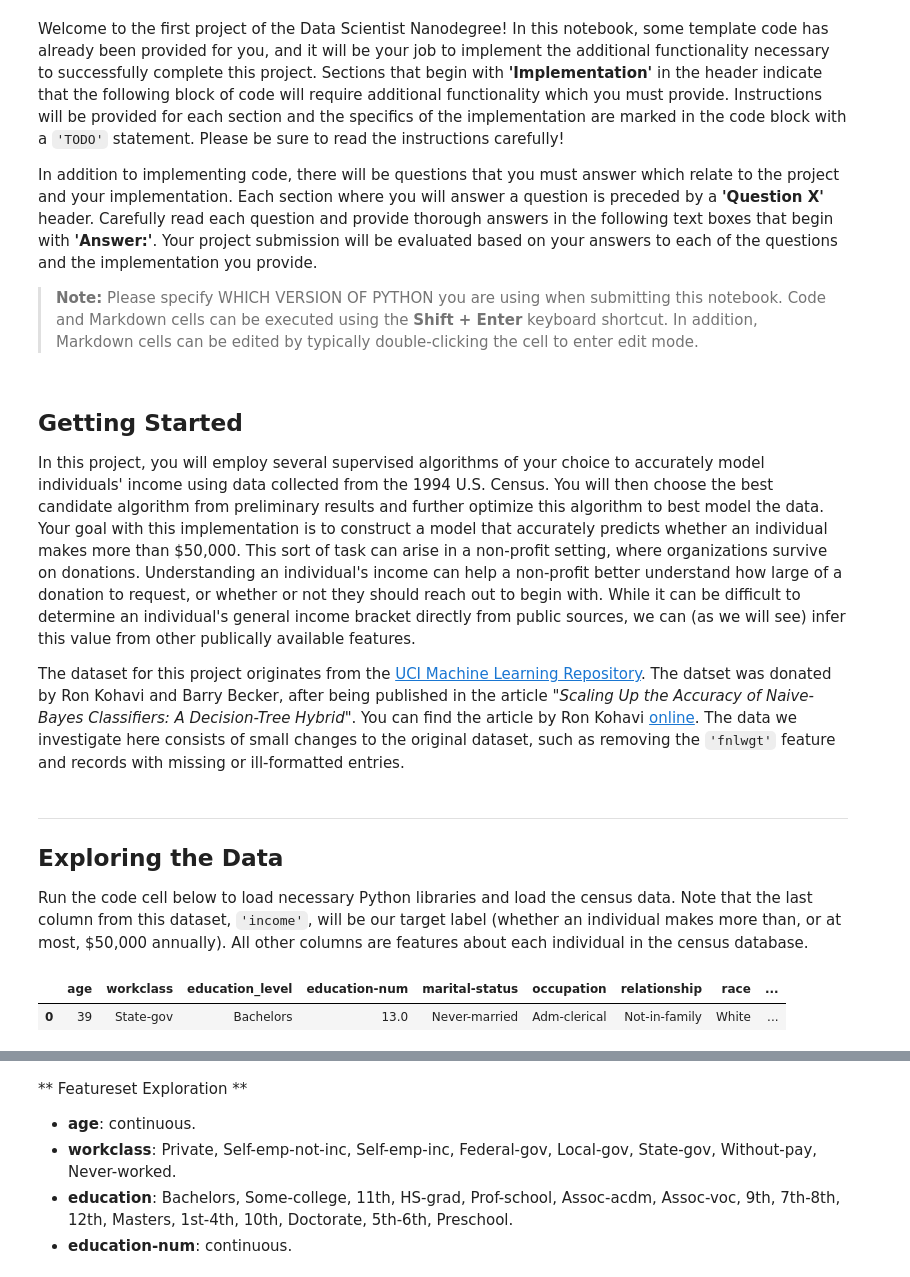
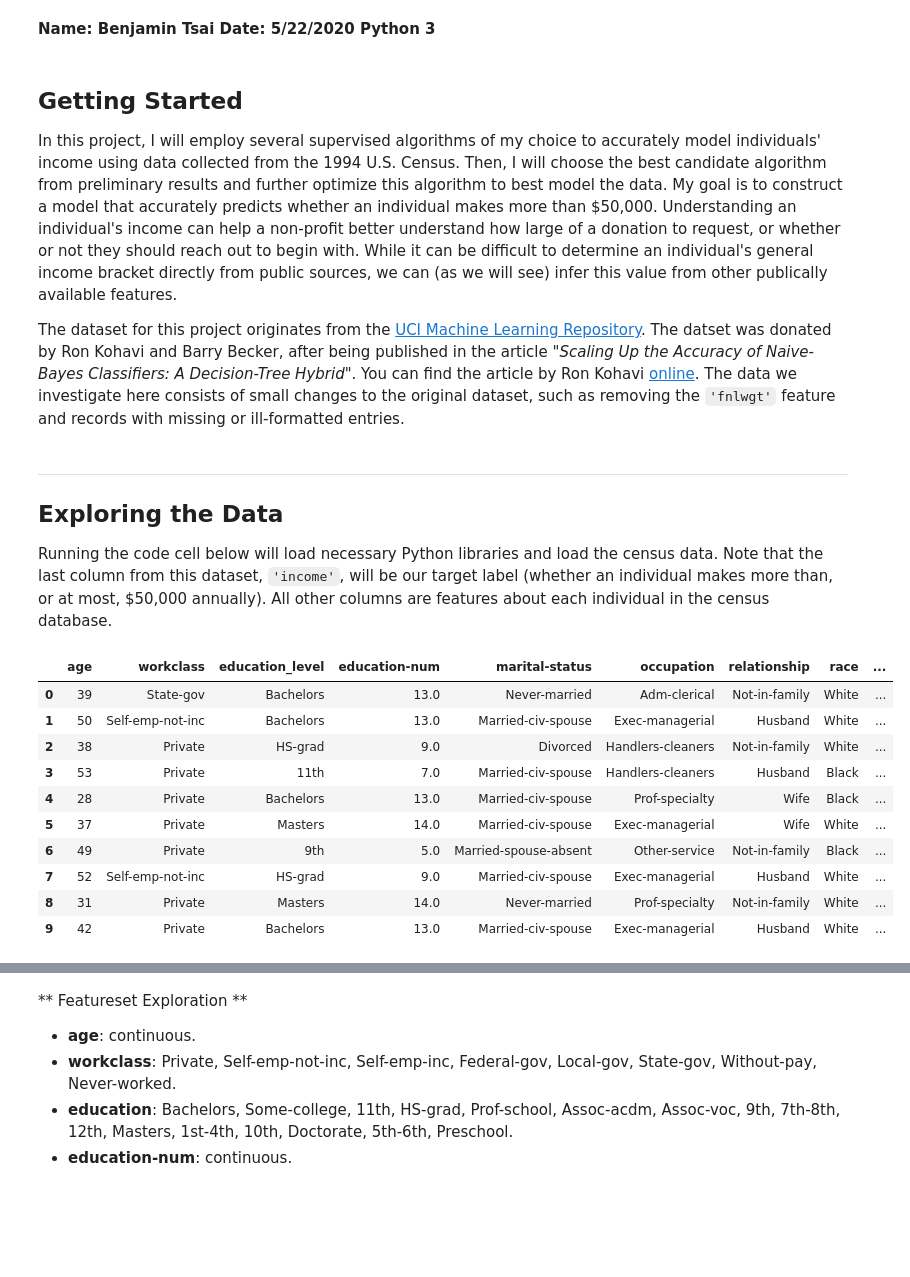
Before and after one commit to bentsai10/MLFindingDonorsProject, a Jupyter notebook: finding_donors.ipynb, the cells around one changed output, grey strips where cells are left out. Cells and saved outputs as stored; diff of their text form; code cells hidden in the pictures; blank space fills up the shorter version.

Commit message:
Saving work up until Question 3

```diff
--- a/finding_donors.ipynb
+++ b/finding_donors.ipynb
@@ -1,39 +1,44 @@
-# %% [markdown]
-Welcome to the first project of the Data Scientist Nanodegree! In this notebook, some template code has already been provided for you, and it will be your job to implement the additional functionality necessary to successfully complete this project. Sections that begin with **'Implementation'** in the header indicate that the following block of code will require additional functionality which you must provide. Instructions will be provided for each section and the specifics of the implementation are marked in the code block with a `'TODO'` statement. Please be sure to read the instructions carefully!
-
-In addition to implementing code, there will be questions that you must answer which relate to the project and your implementation. Each section where you will answer a question is preceded by a **'Question X'** header. Carefully read each question and provide thorough answers in the following text boxes that begin with **'Answer:'**. Your project submission will be evaluated based on your answers to each of the questions and the implementation you provide.
-
->**Note:** Please specify WHICH VERSION OF PYTHON you are using when submitting this notebook. Code and Markdown cells can be executed using the **Shift + Enter** keyboard shortcut. In addition, Markdown cells can be edited by typically double-clicking the cell to enter edit mode.
+# %% [markdown]
+**Name: Benjamin Tsai   Date: 5/22/2020   Python 3**
 # %% [markdown]
 ## Getting Started
 
-In this project, you will employ several supervised algorithms of your choice to accurately model individuals' income using data collected from the 1994 U.S. Census. You will then choose the best candidate algorithm from preliminary results and further optimize this algorithm to best model the data. Your goal with this implementation is to construct a model that accurately predicts whether an individual makes more than $50,000. This sort of task can arise in a non-profit setting, where organizations survive on donations.  Understanding an individual's income can help a non-profit better understand how large of a donation to request, or whether or not they should reach out to begin with.  While it can be difficult to determine an individual's general income bracket directly from public sources, we can (as we will see) infer this value from other publically available features.
+In this project, I will employ several supervised algorithms of my choice to accurately model individuals' income using data collected from the 1994 U.S. Census. Then,  I will choose the best candidate algorithm from preliminary results and further optimize this algorithm to best model the data. My goal is to construct a model that accurately predicts whether an individual makes more than $50,000. Understanding an individual's income can help a non-profit better understand how large of a donation to request, or whether or not they should reach out to begin with.  While it can be difficult to determine an individual's general income bracket directly from public sources, we can (as we will see) infer this value from other publically available features.
 
 The dataset for this project originates from the [UCI Machine Learning Repository](https://archive.ics.uci.edu/ml/datasets/Census+Income). The datset was donated by Ron Kohavi and Barry Becker, after being published in the article _"Scaling Up the Accuracy of Naive-Bayes Classifiers: A Decision-Tree Hybrid"_. You can find the article by Ron Kohavi [online](https://www.aaai.org/Papers/KDD/1996/KDD96-033.pdf). The data we investigate here consists of small changes to the original dataset, such as removing the `'fnlwgt'` feature and records with missing or ill-formatted entries.
 # %% [markdown]
 ----
 ## Exploring the Data
-Run the code cell below to load necessary Python libraries and load the census data. Note that the last column from this dataset, `'income'`, will be our target label (whether an individual makes more than, or at most, $50,000 annually). All other columns are features about each individual in the census database.
+Running the code cell below will load necessary Python libraries and load the census data. Note that the last column from this dataset, `'income'`, will be our target label (whether an individual makes more than, or at most, $50,000 annually). All other columns are features about each individual in the census database.
 # %%
 # Import libraries necessary for this project
 import numpy as np
 import pandas as pd
 from time import time
 from IPython.display import display # Allows the use of display() for DataFrames
 
 # Import supplementary visualization code visuals.py
 import visuals as vs
 
 # Pretty display for notebooks
 %matplotlib inline
 
 # Load the Census dataset
 data = pd.read_csv("census.csv")
 
 # Success - Display the first record
-display(data.head(n=1))
+display(data.head(n=10))
 # %% [output]
 |  | age | workclass | education_level | education-num | marital-status | occupation | relationship | race | ... |
 | 0 | 39 | State-gov | Bachelors | 13.0 | Never-married | Adm-clerical | Not-in-family | White | ... |
+| 1 | 50 | Self-emp-not-inc | Bachelors | 13.0 | Married-civ-spouse | Exec-managerial | Husband | White | ... |
+| 2 | 38 | Private | HS-grad | 9.0 | Divorced | Handlers-cleaners | Not-in-family | White | ... |
+| 3 | 53 | Private | 11th | 7.0 | Married-civ-spouse | Handlers-cleaners | Husband | Black | ... |
+| 4 | 28 | Private | Bachelors | 13.0 | Married-civ-spouse | Prof-specialty | Wife | Black | ... |
+| 5 | 37 | Private | Masters | 14.0 | Married-civ-spouse | Exec-managerial | Wife | White | ... |
+| 6 | 49 | Private | 9th | 5.0 | Married-spouse-absent | Other-service | Not-in-family | Black | ... |
+| 7 | 52 | Self-emp-not-inc | HS-grad | 9.0 | Married-civ-spouse | Exec-managerial | Husband | White | ... |
+| 8 | 31 | Private | Masters | 14.0 | Never-married | Prof-specialty | Not-in-family | White | ... |
+| 9 | 42 | Private | Bachelors | 13.0 | Married-civ-spouse | Exec-managerial | Husband | White | ... |
 # %% [markdown]
 ### Implementation: Data Exploration
```
Also changed, not shown: parts of 23 cells of this notebook.
